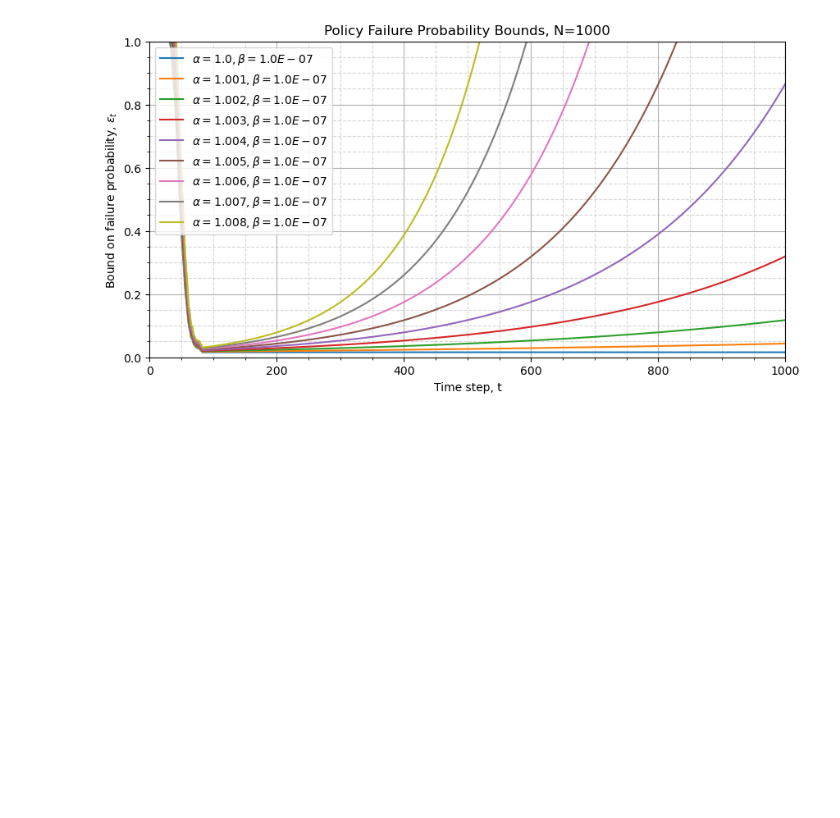
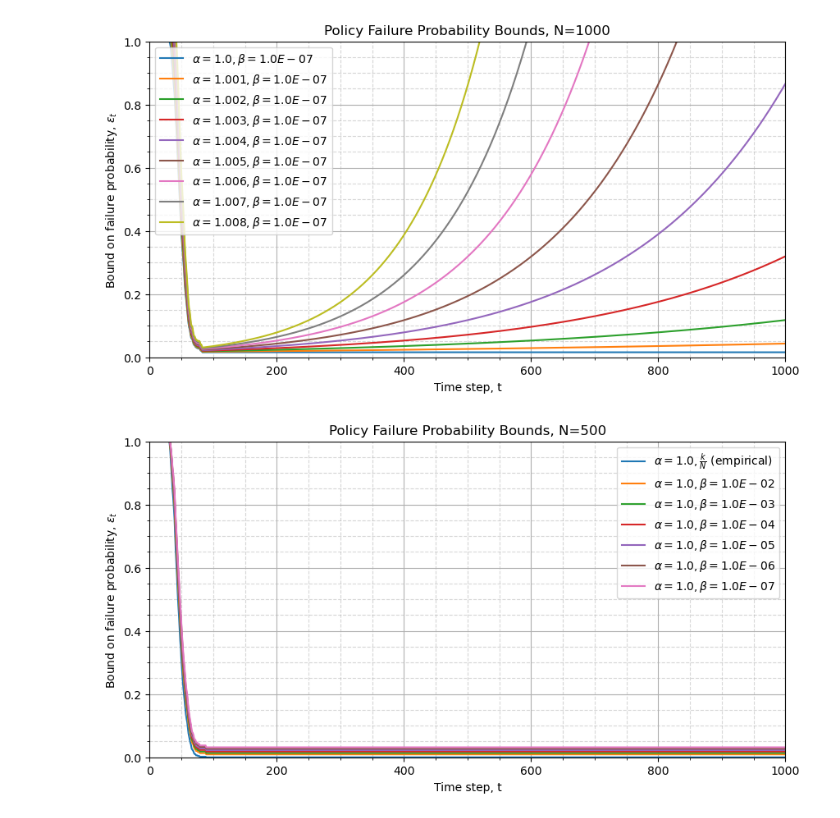
Before and after one commit to JacquesCloete/sport, a Jupyter notebook: notebooks/envs/testing_validation.ipynb, the cells around one changed output. Cells and saved outputs as stored; diff of their text form; code cells hidden in the pictures; blank space fills up the shorter version.

```diff
--- a/notebooks/envs/testing_validation.ipynb
+++ b/notebooks/envs/testing_validation.ipynb
@@ -470,3 +471,14 @@ fig, ax = rl_scenario_database.plot_epsilons(
 )
 # %% [output]
 [figure]
+# %%
+real_db = load_scenario_database(
+    "../../src/rl_vcf/outputs/2024-12-11/14-08-43/base_policy_db.pkl"
+)
+# %%
+fig, ax = real_db.plot_epsilons(
+    plot_empirical=True,
+    confs=[0.99, 0.999, 0.9999, 0.99999, 0.999999, 0.9999999],
+)
+# %% [output]
+[figure, added]
```
Also changed, not shown: parts of 3 cells of this notebook, 10 other files.
